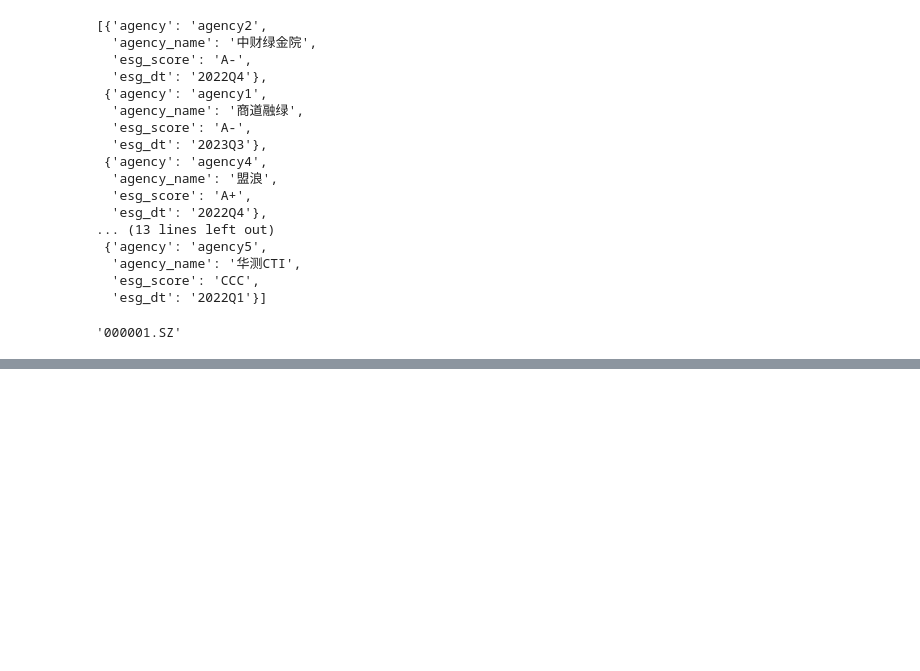
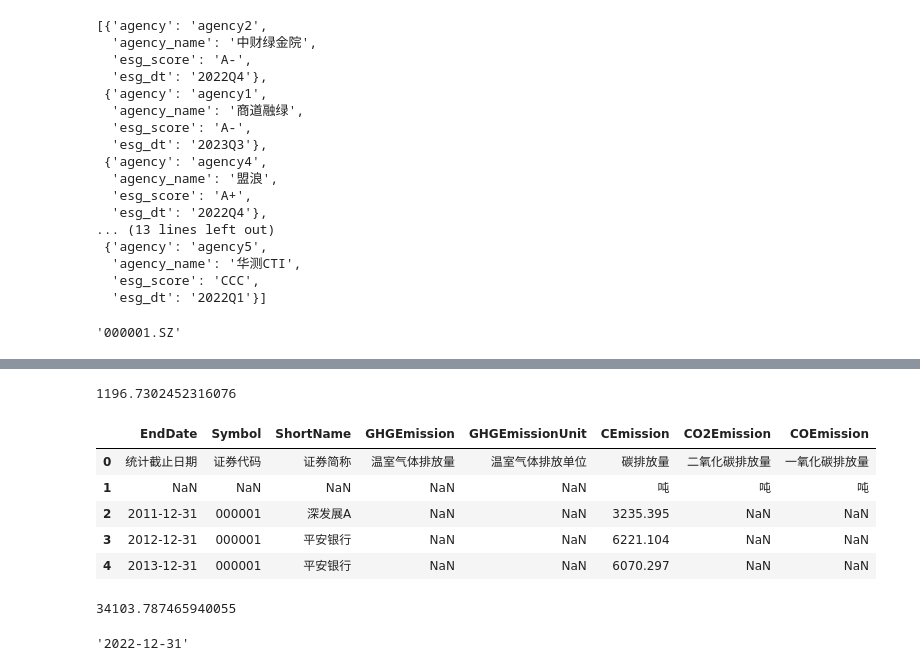
Before and after one commit to firezl/green-supply-chain, a Jupyter notebook: process.ipynb, the cells around one changed output, grey strips where cells are left out. Drawn from its saved outputs; the diff is of its cells as text; code cells hidden in the pictures; blank space fills up the shorter version.

```diff
--- a/process.ipynb
+++ b/process.ipynb
@@ -406,0 +509,4 @@ data_cn_lc.to_excel("./data_cn_lc.xlsx", index=False)
+# %%
+get_cp_CEmissReduce("000050")
+# %% [output]
+1196.7302452316076
@@ -406,0 +522,11 @@ data_cn_lc.to_excel("./data_cn_lc.xlsx", index=False)
+# %%
+data_ce = pd.read_excel("./CNE_CEmissY.xlsx")
+# %%
+data_ce.head()
+# %% [output]
+|  | EndDate | Symbol | ShortName | GHGEmission | GHGEmissionUnit | CEmission | CO2Emission | COEmission |
+| 0 | 统计截止日期 | 证券代码 | 证券简称 | 温室气体排放量 | 温室气体排放单位 | 碳排放量 | 二氧化碳排放量 | 一氧化碳排放量 |
+| 1 | NaN | NaN | NaN | NaN | NaN | 吨 | 吨 | 吨 |
+| 2 | 2011-12-31 | 000001 | 深发展A | NaN | NaN | 3235.395 | NaN | NaN |
+| 3 | 2012-12-31 | 000001 | 平安银行 | NaN | NaN | 6221.104 | NaN | NaN |
+| 4 | 2013-12-31 | 000001 | 平安银行 | NaN | NaN | 6070.297 | NaN | NaN |
@@ -406,0 +564,8 @@ data_cn_lc.to_excel("./data_cn_lc.xlsx", index=False)
+# %%
+get_CEmiss(data_ce.iloc[17])
+# %% [output]
+34103.787465940055
+# %%
+data_ce.iloc[17].EndDate
+# %% [output]
+'2022-12-31'
```
Also changed, not shown: parts of 34 cells of this notebook, 19 other files.
